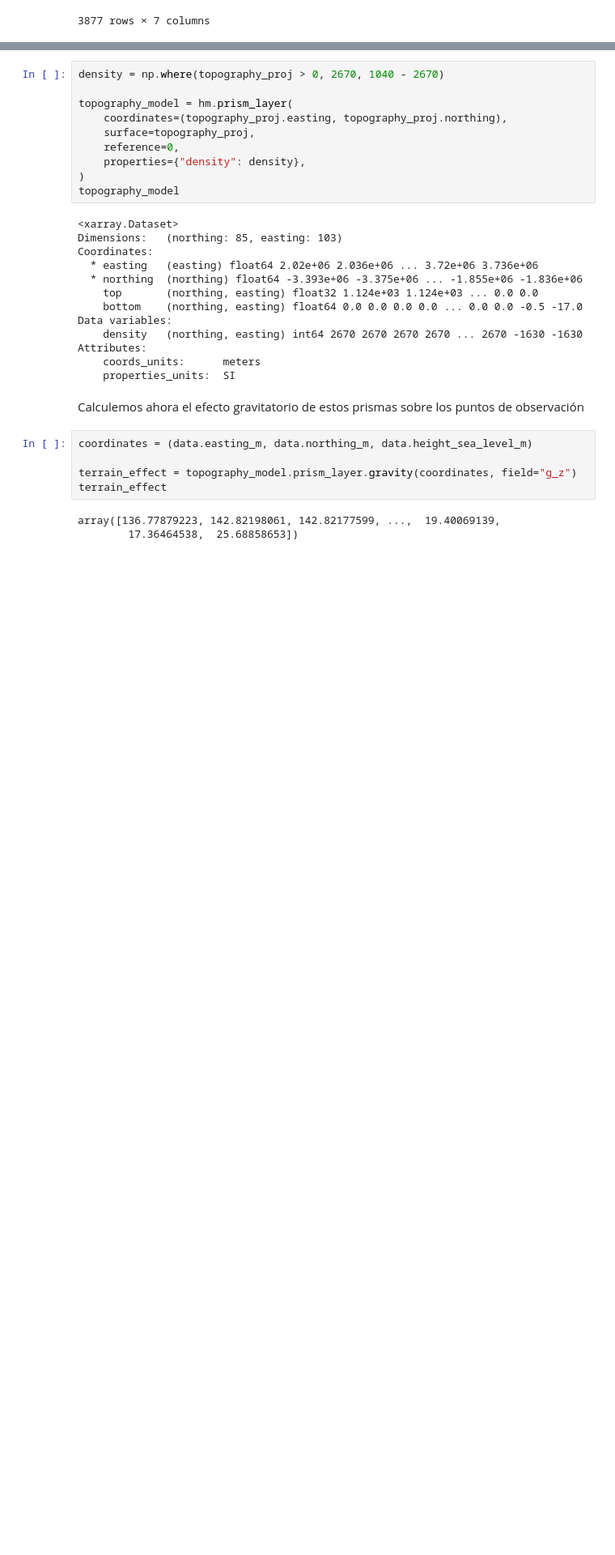
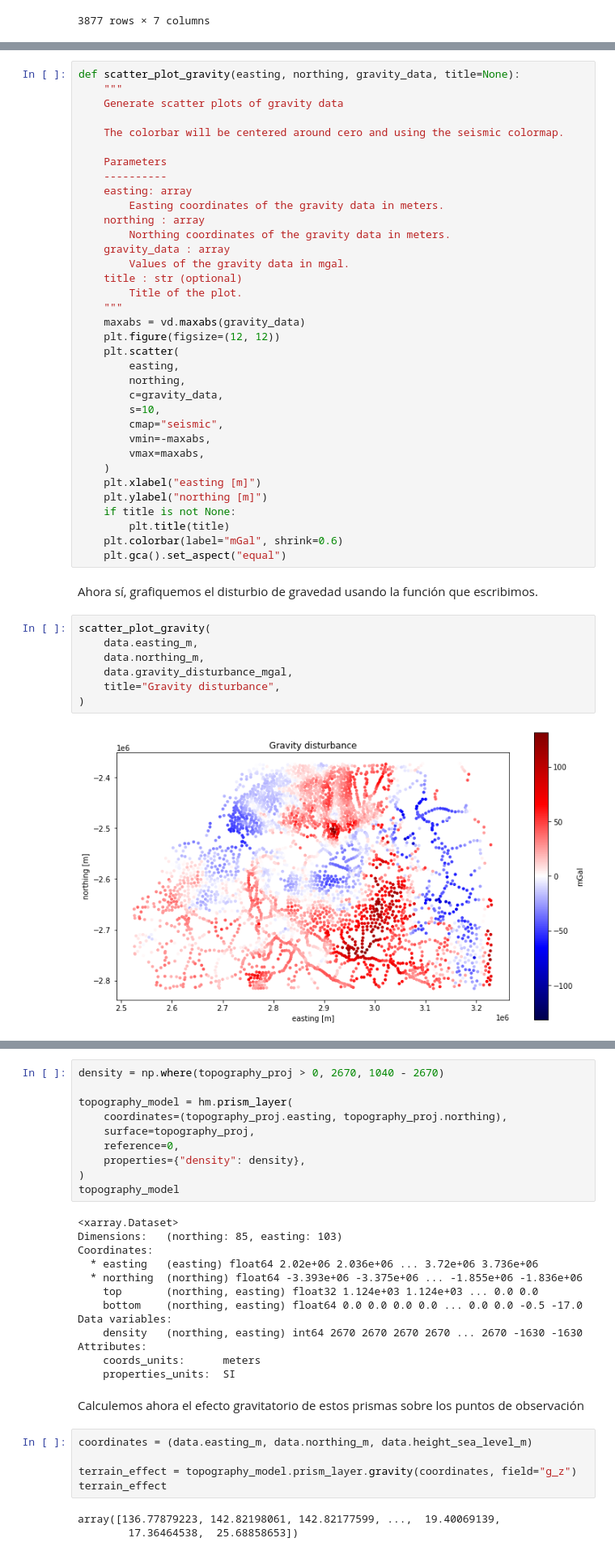
Before and after one commit to santisoler/coco-fatiando-tutorial, a Jupyter notebook: fatiando-tutorial.ipynb, the cells around one changed output, grey strips where cells are left out. Shown at 81% size. Cells and saved outputs as stored; diff of their text form; blank space fills up the shorter version.

```diff
--- a/fatiando-tutorial.ipynb
+++ b/fatiando-tutorial.ipynb
@@ -409,3 +403,49 @@ plt.show()
+# %%
+def scatter_plot_gravity(easting, northing, gravity_data, title=None):
+    """
+    Generate scatter plots of gravity data
+
+    The colorbar will be centered around cero and using the seismic colormap.
+
+    Parameters
+    ----------
+    easting: array
+        Easting coordinates of the gravity data in meters.
+    northing : array
+        Northing coordinates of the gravity data in meters.
+    gravity_data : array
+        Values of the gravity data in mgal.
+    title : str (optional)
+        Title of the plot.
+    """
+    maxabs = vd.maxabs(gravity_data)
+    plt.figure(figsize=(12, 12))
+    plt.scatter(
+        easting,
+        northing,
+        c=gravity_data,
+        s=10,
+        cmap="seismic",
+        vmin=-maxabs,
+        vmax=maxabs,
+    )
+    plt.xlabel("easting [m]")
+    plt.ylabel("northing [m]")
+    if title is not None:
+        plt.title(title)
+    plt.colorbar(label="mGal", shrink=0.6)
+    plt.gca().set_aspect("equal")
+# %% [markdown]
+Ahora sí, grafiquemos el disturbio de gravedad usando la función que escribimos.
+# %%
+scatter_plot_gravity(
+    data.easting_m,
+    data.northing_m,
+    data.gravity_disturbance_mgal,
+    title="Gravity disturbance",
+)
+# %% [output]
+[figure, added]
 # %% [markdown]
 ## Topographic correction | Corrección topográfica
 
```
Also changed, not shown: parts of 9 cells of this notebook.
